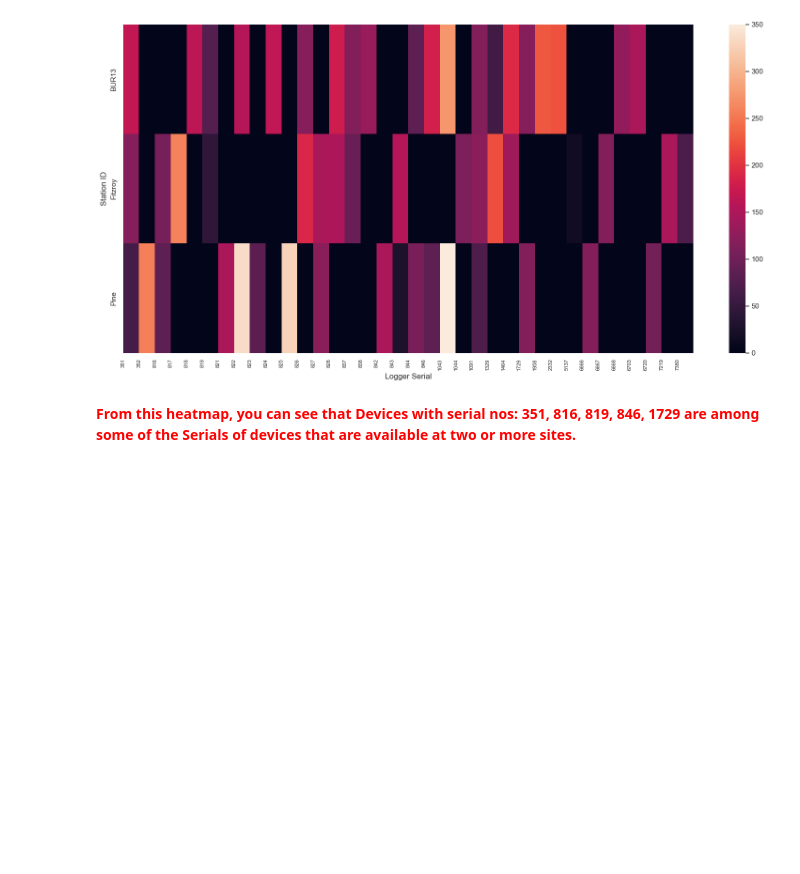
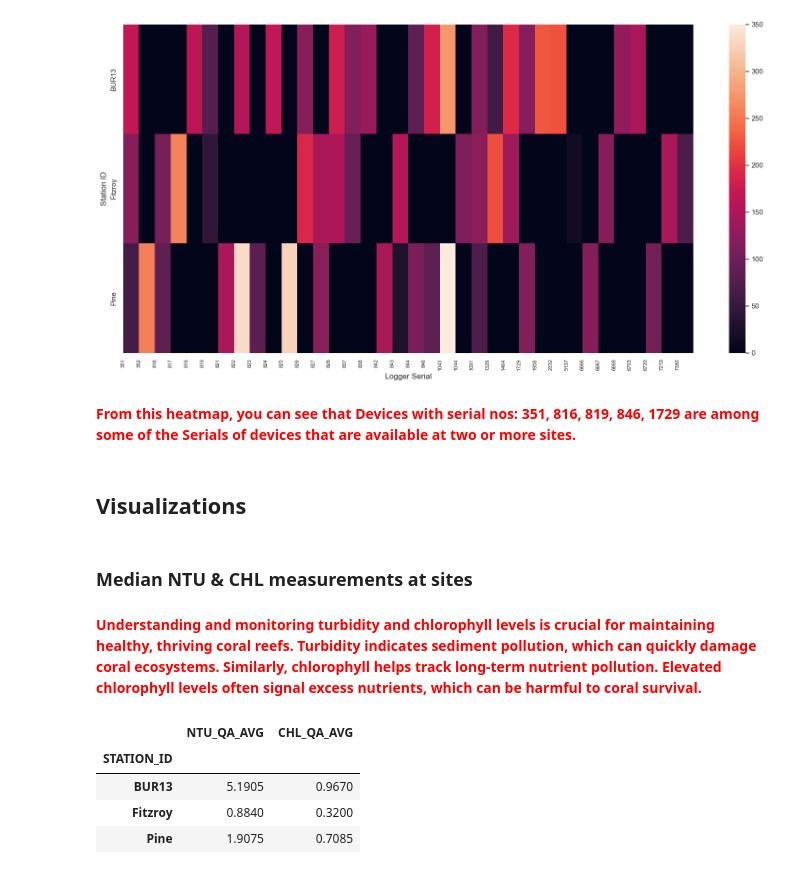
Before and after one commit to nadunchandrabahu/Australian_Coral_Reef_EDA, a Jupyter notebook: Australian_Coral_Reef_EDA.ipynb, the cells around one changed output. Cells and saved outputs as stored; diff of their text form; code cells hidden in the pictures; blank space fills up the shorter version.

```diff
--- a/Australian_Coral_Reef_EDA.ipynb
+++ b/Australian_Coral_Reef_EDA.ipynb
@@ -220,4 +220,17 @@ plt.show()
 # %% [markdown]
 <span style="color:red"><strong>From this heatmap, you can see that Devices with serial nos: 351, 816, 819, 846, 1729 are among some of the Serials of devices that are available at two or more sites.</strong></span>
 # %% [markdown]
-##
+## Visualizations
+# %% [markdown]
+### Median NTU & CHL measurements at sites
+# %% [markdown]
+<span style="color:red"><strong>Understanding and monitoring turbidity and chlorophyll levels is crucial for maintaining healthy, thriving coral reefs. Turbidity indicates sediment pollution, which can quickly damage coral ecosystems. Similarly, chlorophyll helps track long-term nutrient pollution. Elevated chlorophyll levels often signal excess nutrients, which can be harmful to coral survival.</strong></span>
+# %%
+grouped_measurements = df.groupby("STATION_ID")[["NTU_QA_AVG","CHL_QA_AVG"]].median()
+grouped_measurements
+# %% [output]
+|  | NTU_QA_AVG | CHL_QA_AVG |
+| STATION_ID |  |  |
+| BUR13 | 5.1905 | 0.9670 |
+| Fitzroy | 0.8840 | 0.3200 |
+| Pine | 1.9075 | 0.7085 |
```
Also changed, not shown: parts of 6 cells of this notebook.
